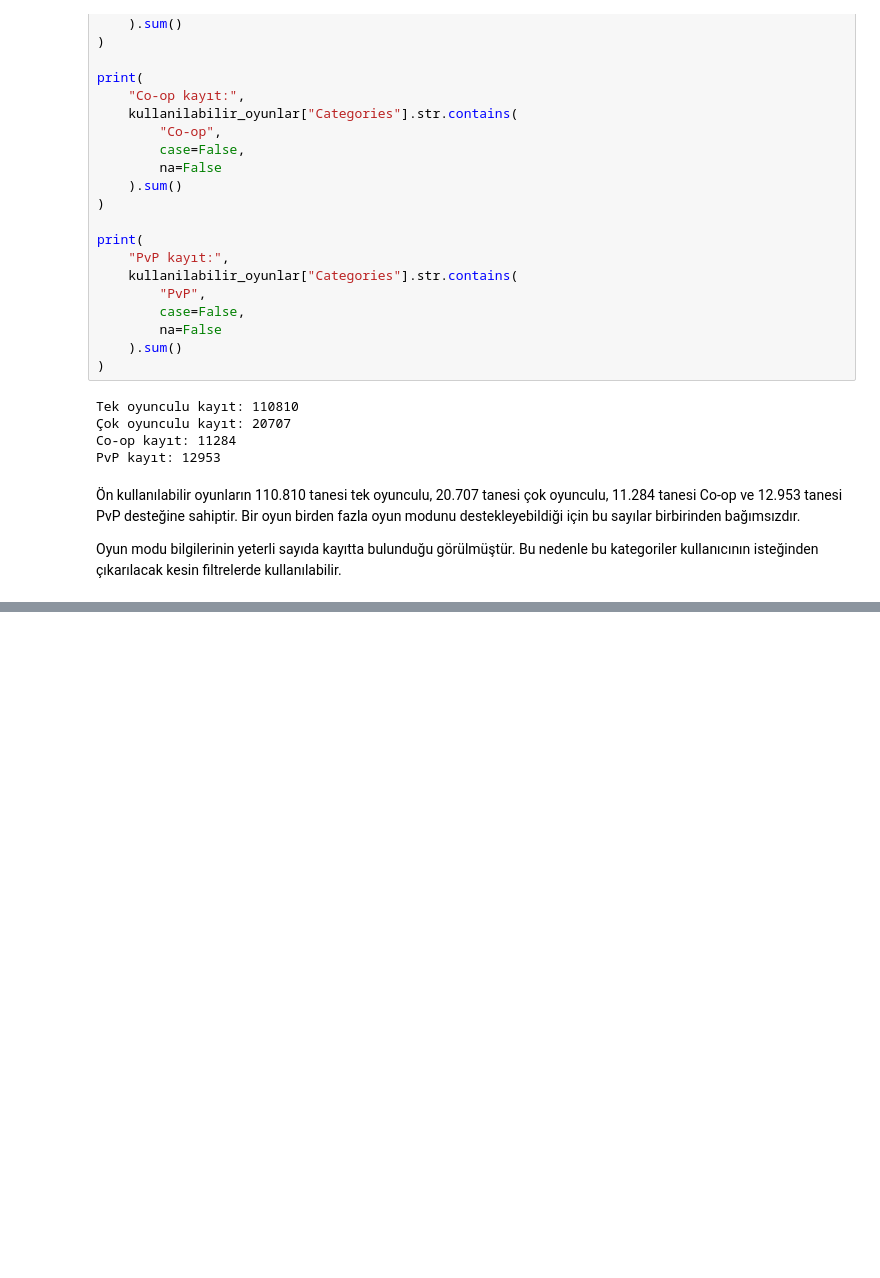
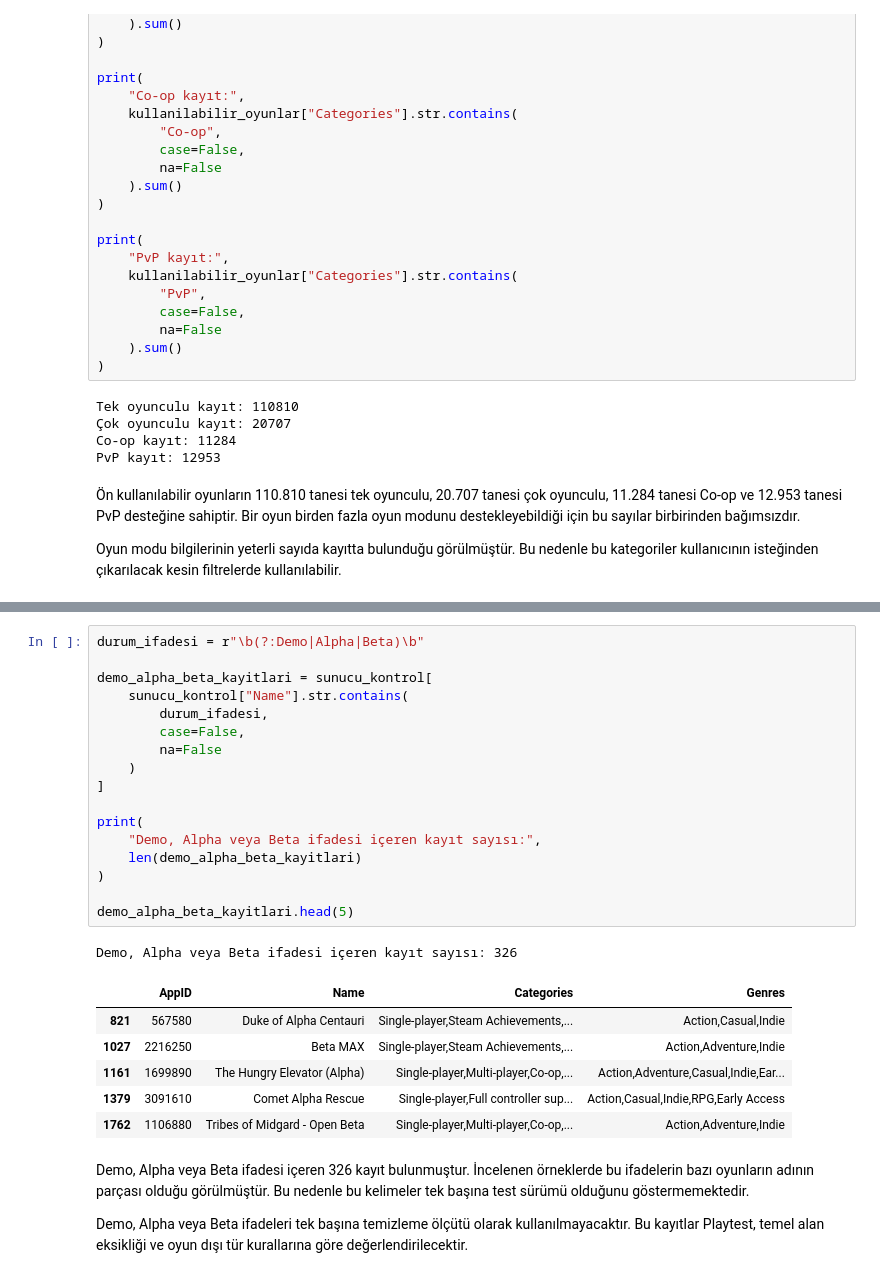
Before and after one commit to lzuzi/steam-game-recommender, a Jupyter notebook: notebooks/01_veri_inceleme.ipynb, the cells around one changed output, grey strips where cells are left out. Cells and saved outputs as stored; diff of their text form; blank space fills up the shorter version.

Commit message:
Steam veri inceleme notebooku tamamlandı

```diff
--- a/notebooks/01_veri_inceleme.ipynb
+++ b/notebooks/01_veri_inceleme.ipynb
@@ -813,0 +881,33 @@ kullanılabilir.
+# %%
+durum_ifadesi = r"\b(?:Demo|Alpha|Beta)\b"
+
+demo_alpha_beta_kayitlari = sunucu_kontrol[
+    sunucu_kontrol["Name"].str.contains(
+        durum_ifadesi,
+        case=False,
+        na=False
+    )
+]
+
+print(
+    "Demo, Alpha veya Beta ifadesi içeren kayıt sayısı:",
+    len(demo_alpha_beta_kayitlari)
+)
+
+demo_alpha_beta_kayitlari.head(5)
+# %% [output]
+Demo, Alpha veya Beta ifadesi içeren kayıt sayısı: 326
+|  | AppID | Name | Categories | Genres |
+| 821 | 567580 | Duke of Alpha Centauri | Single-player,Steam Achievements,... | Action,Casual,Indie |
+| 1027 | 2216250 | Beta MAX | Single-player,Steam Achievements,... | Action,Adventure,Indie |
+| 1161 | 1699890 | The Hungry Elevator (Alpha) | Single-player,Multi-player,Co-op,... | Action,Adventure,Casual,Indie,Ear... |
+| 1379 | 3091610 | Comet Alpha Rescue | Single-player,Full controller sup... | Action,Casual,Indie,RPG,Early Access |
+| 1762 | 1106880 | Tribes of Midgard - Open Beta | Single-player,Multi-player,Co-op,... | Action,Adventure,Indie |
+# %% [markdown]
+Demo, Alpha veya Beta ifadesi içeren 326 kayıt bulunmuştur. İncelenen
+örneklerde bu ifadelerin bazı oyunların adının parçası olduğu görülmüştür.
+Bu nedenle bu kelimeler tek başına test sürümü olduğunu göstermemektedir.
+
+Demo, Alpha veya Beta ifadeleri tek başına temizleme ölçütü olarak
+kullanılmayacaktır. Bu kayıtlar Playtest, temel alan eksikliği ve oyun dışı
+tür kurallarına göre değerlendirilecektir.
```
Also changed, not shown: parts of 5 cells of this notebook.
